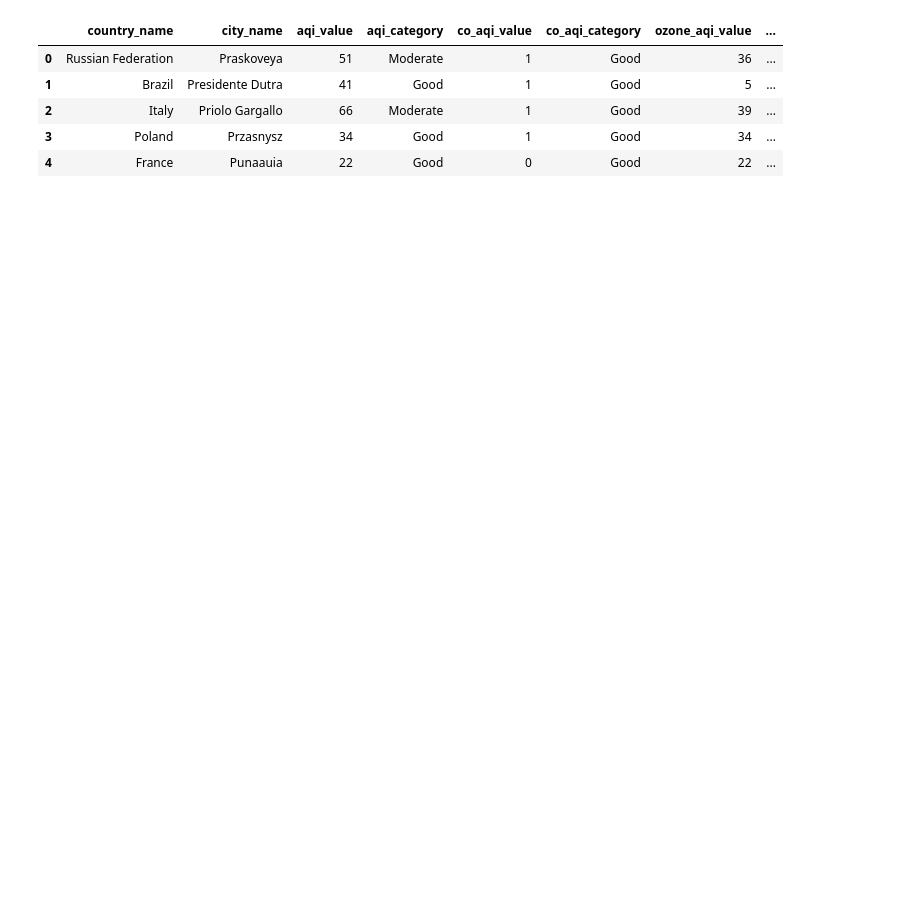
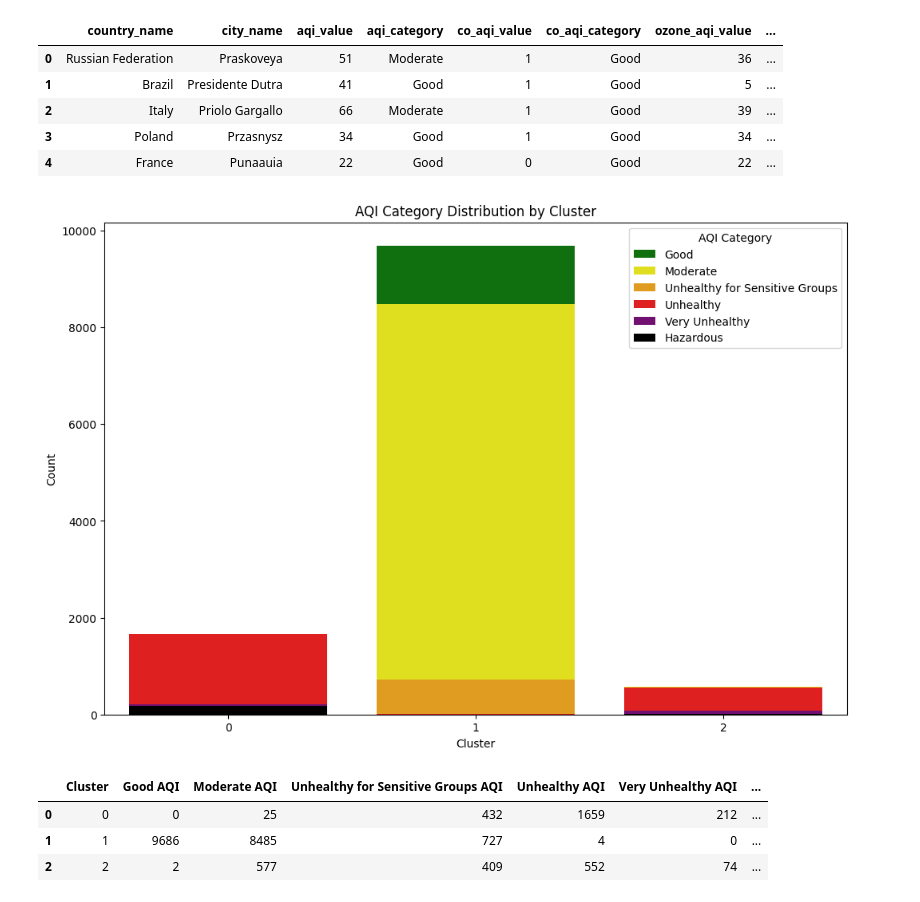
Before and after one commit to yudhamyn/PROJECT-AKHIR, a Jupyter notebook: yudha/main.ipynb, the cells around one changed output. Saved outputs shown, nothing was run; the diff lists cells and outputs as text; code cells hidden in the pictures; blank space fills up the shorter version.

Commit message:
done bikin pca,nentuin nilai cluster dan bikin analisis tiap cluternya

```diff
--- a/yudha/main.ipynb
+++ b/yudha/main.ipynb
@@ -700,3 +697,43 @@ df_cleaned.head()
+# %%
+import matplotlib.pyplot as plt
+import seaborn as sns
+
+# Hitung jumlah kategori AQI di setiap klaster
+cluster_aqi_counts = df_cleaned.groupby(['pca_cluster', 'aqi_category']).size().unstack()
+
+# Visualisasi dengan diagram batang
+plt.figure(figsize=(12, 8))
+sns.barplot(data=cluster_aqi_counts.reset_index(), x='pca_cluster', y='Good', color='green', label='Good')
+sns.barplot(data=cluster_aqi_counts.reset_index(), x='pca_cluster', y='Moderate', color='yellow', label='Moderate')
+sns.barplot(data=cluster_aqi_counts.reset_index(), x='pca_cluster', y='Unhealthy for Sensitive Groups', color='orange', label='Unhealthy for Sensitive Groups')
+sns.barplot(data=cluster_aqi_counts.reset_index(), x='pca_cluster', y='Unhealthy', color='red', label='Unhealthy')
+sns.barplot(data=cluster_aqi_counts.reset_index(), x='pca_cluster', y='Very Unhealthy', color='purple', label='Very Unhealthy')
+sns.barplot(data=cluster_aqi_counts.reset_index(), x='pca_cluster', y='Hazardous', color='black', label='Hazardous')
+
+plt.xlabel('Cluster')
+plt.ylabel('Count')
+plt.title('AQI Category Distribution by Cluster')
+plt.legend(title='AQI Category')
+plt.show()
+# %% [output]
+[figure, added]
+# %%
+# Hitung jumlah kategori AQI di setiap klaster tanpa visualisasi
+cluster_aqi_counts = cluster_aqi_counts.fillna(0)
+cluster_aqi_counts = cluster_aqi_counts.astype(int)
+cluster_aqi_counts = cluster_aqi_counts.reset_index()
+cluster_aqi_counts = cluster_aqi_counts.rename(columns={'Good': 'Good AQI', 'Moderate': 'Moderate AQI', 'Unhealthy for Sensitive Groups': 'Unhealthy for Sensitive Groups AQI', 'Unhealthy': 'Unhealthy AQI', 'Very Unhealthy': 'Very Unhealthy AQI', 'Hazardous': 'Hazardous AQI'})
+cluster_aqi_counts = cluster_aqi_counts.rename_axis(None, axis=1)
+cluster_aqi_counts = cluster_aqi_counts.rename(columns={'pca_cluster': 'Cluster'})
+cluster_aqi_counts = cluster_aqi_counts[['Cluster', 'Good AQI', 'Moderate AQI', 'Unhealthy for Sensitive Groups AQI', 'Unhealthy AQI', 'Very Unhealthy AQI', 'Hazardous AQI']]
+cluster_aqi_counts = cluster_aqi_counts.sort_values(by='Cluster')
+cluster_aqi_counts.reset_index(drop=True, inplace=True)
+cluster_aqi_counts
+# %% [output]
+|  | Cluster | Good AQI | Moderate AQI | Unhealthy for Sensitive Groups AQI | Unhealthy AQI | Very Unhealthy AQI | ... |
+| 0 | 0 | 0 | 25 | 432 | 1659 | 212 | ... |
+| 1 | 1 | 9686 | 8485 | 727 | 4 | 0 | ... |
+| 2 | 2 | 2 | 577 | 409 | 552 | 74 | ... |
 # %%
 from mpl_toolkits.mplot3d import Axes3D
 
```
Also changed, not shown: parts of 7 cells of this notebook, 1 other file.
